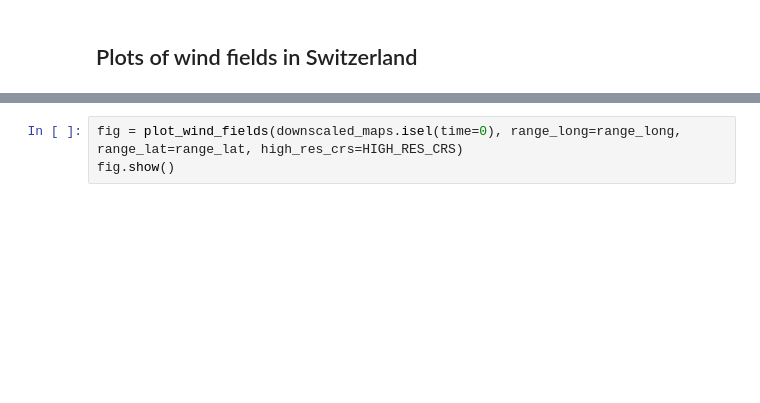
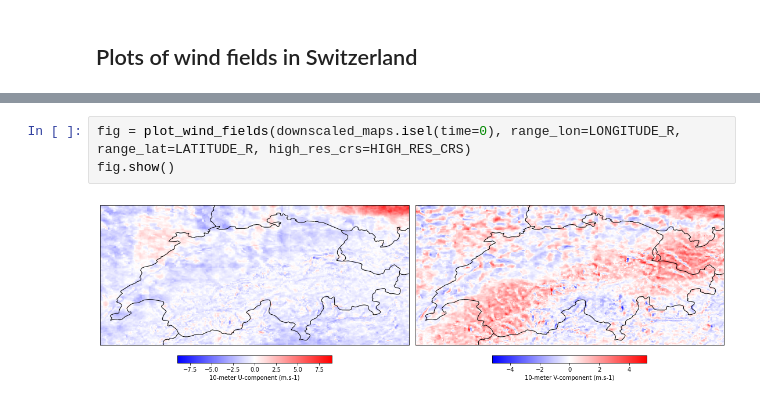
Before and after one commit to OpheliaMiralles/wind-downscaling-gan, a Jupyter notebook: src/downscaling/wind_downscaling.ipynb, the cells around one changed output, grey strips where cells are left out. Saved outputs shown, nothing was run; the diff lists cells and outputs as text; blank space fills up the shorter version.

```diff
--- a/src/downscaling/wind_downscaling.ipynb
+++ b/src/downscaling/wind_downscaling.ipynb
@@ -105,3 +148,5 @@ fig_topo.show()
 # %%
-fig = plot_wind_fields(downscaled_maps.isel(time=0), range_long=range_long, range_lat=range_lat, high_res_crs=HIGH_RES_CRS)
+fig = plot_wind_fields(downscaled_maps.isel(time=0), range_lon=LONGITUDE_R, range_lat=LATITUDE_R, high_res_crs=HIGH_RES_CRS)
 fig.show()
+# %% [output]
+[figure, added]
```
Also changed, not shown: parts of 13 cells of this notebook, 1 other file.
